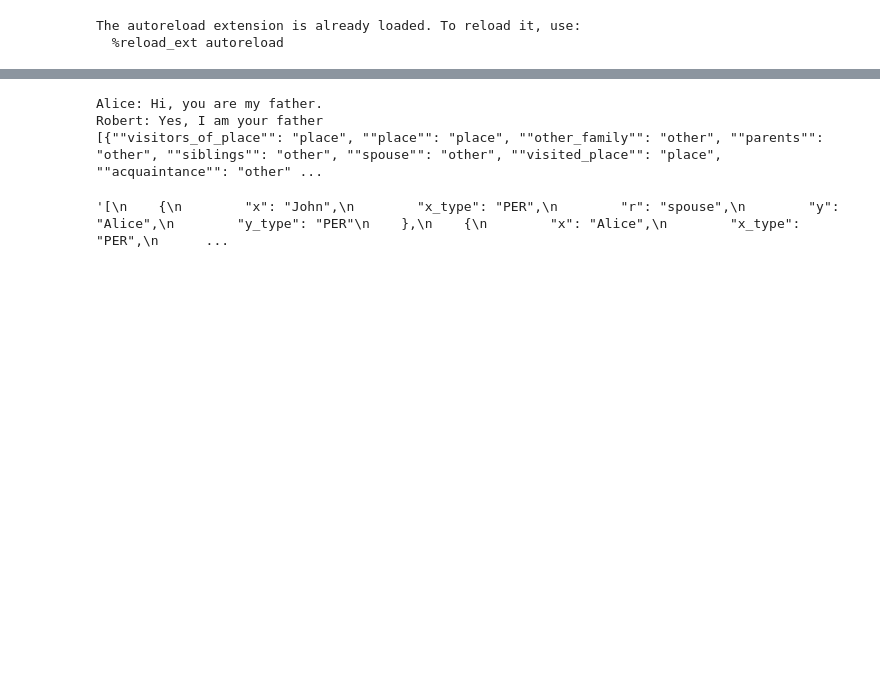
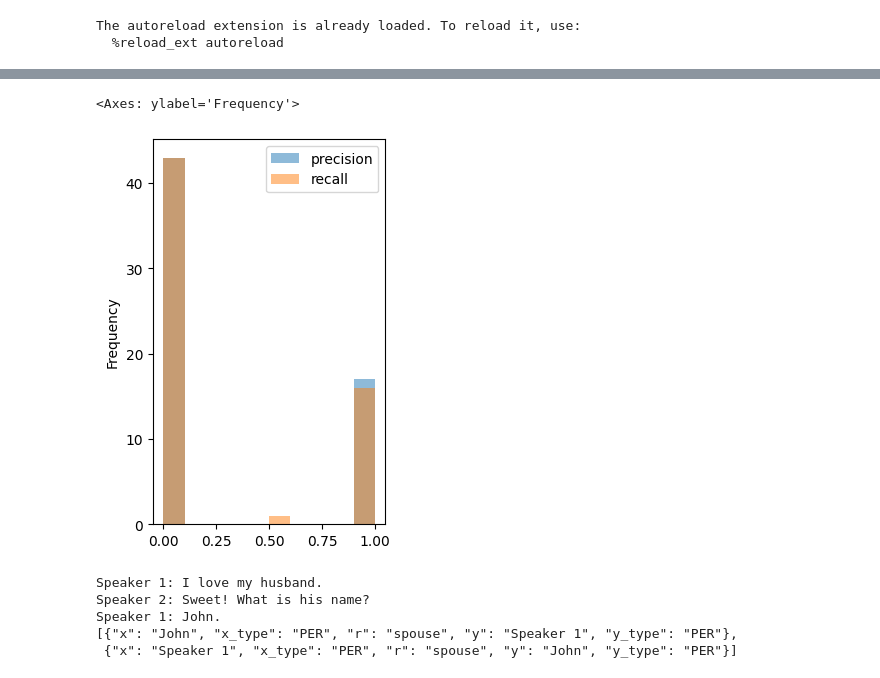
Before and after one commit to murilobellatini/RelNetCare, a Jupyter notebook: reports/04_model_evaluation/dialogre-evaluate-llama-relation-inferer.ipynb, the cells around one changed output, grey strips where cells are left out. Cells and saved outputs as stored; diff of their text form; code cells hidden in the pictures; blank space fills up the shorter version.

```diff
--- a/reports/04_model_evaluation/dialogre-evaluate-llama-relation-inferer.ipynb
+++ b/reports/04_model_evaluation/dialogre-evaluate-llama-relation-inferer.ipynb
@@ -342,9 +59,13 @@ True
+# %%
+df[['precision', 'recall', 'f1s']].plot(kind='hist', alpha=0.5, figsize=(3, 5))
+# %% [output]
+<Axes: ylabel='Frequency'>
+[figure, added]
 # %%
-# infer_from_model('Alice: Hi, you are my father.\nRobert: Yes, I am your father', preprompt=preprompt)
-dialogue = 'Alice: Hi, you are my father.\nRobert: Yes, I am your father'
-# dialogue = 'Alice: I went to Maryland.\nRobert: Why?\nAlice: I work at Google there.'
-# dialogue = 'Alice: I love my husband.\nRobert: Sweet! What is his name?\nAlice: John.'
-# dialogue = 'Alice: I love my husband.\nRobert: Sweet! '
+# dialogue = 'Speaker 1: Hi, you are my father.\nSpeaker 2: Yes, I am your father'
+# dialogue = 'Speaker 1: I went to Maryland.\nSpeaker 2: Why?\nSpeaker 1: I work at Google there.'
+dialogue = 'Speaker 1: I love my husband.\nSpeaker 2: Sweet! What is his name?\nSpeaker 1: John.'
+# dialogue = 'Speaker 1: I love my husband.\nSpeaker 2: Sweet! '
 jsonl = evaluator.infer_from_model(dialogue, preprompt=config.preprompt)
 print(dialogue)
 
@@ -354,10 +75,8 @@ except Exception as e:
     print(f'Exception={e}')
     print(jsonl)
 # %% [output]
-Alice: Hi, you are my father.
-Robert: Yes, I am your father
-[{""visitors_of_place"": "place", ""place"": "place", ""other_family"": "other", ""parents"": "other", ""siblings"": "other", ""spouse"": "other", ""visited_place"": "place", ""acquaintance"": "other" ...
+Speaker 1: I love my husband.
+Speaker 2: Sweet! What is his name?
+Speaker 1: John.
+[{"x": "John", "x_type": "PER", "r": "spouse", "y": "Speaker 1", "y_type": "PER"},
+ {"x": "Speaker 1", "x_type": "PER", "r": "spouse", "y": "John", "y_type": "PER"}]
-# %%
-json.dumps(json.loads(jsonl), indent=4)
-# %% [output]
-'[\n    {\n        "x": "John",\n        "x_type": "PER",\n        "r": "spouse",\n        "y": "Alice",\n        "y_type": "PER"\n    },\n    {\n        "x": "Alice",\n        "x_type": "PER",\n      ...
```
Also changed, not shown: parts of 19 cells of this notebook, 4 other files.
